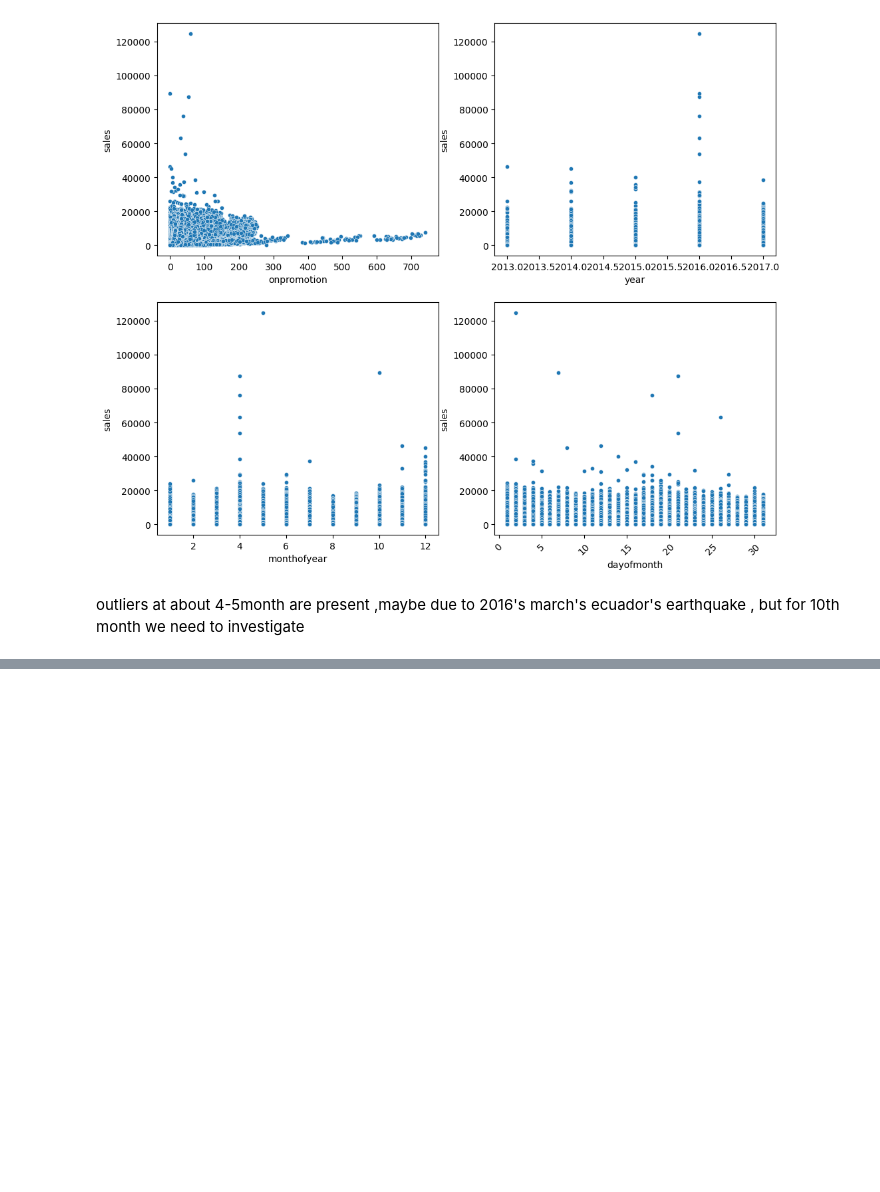
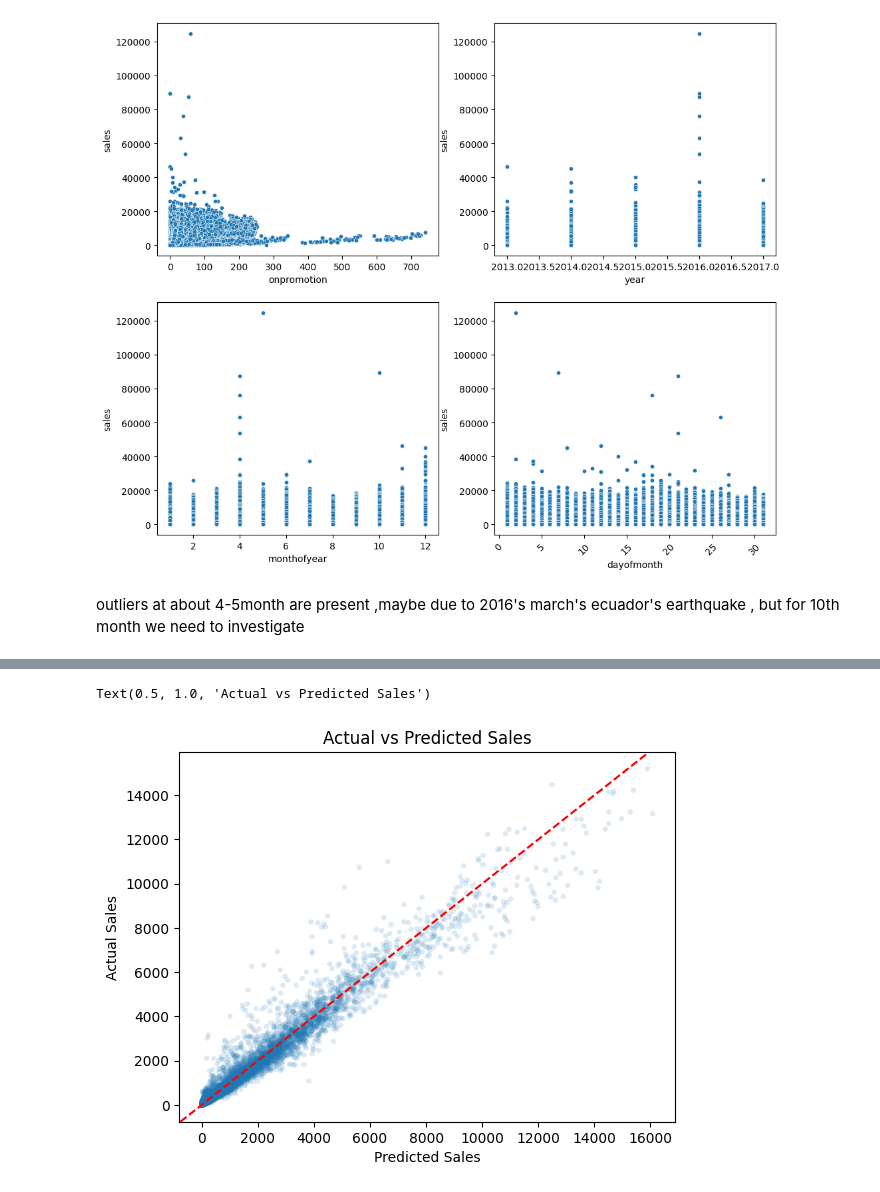
Before and after one commit to Umeshuchai/Stores_Sales-Times_Series_Forecasting, a Jupyter notebook: training_and_testing/Sales_Prediction.ipynb, the cells around one changed output, grey strips where cells are left out. Saved outputs shown, nothing was run; the diff lists cells and outputs as text; code cells hidden in the pictures; blank space fills up the shorter version.

```diff
--- a/training_and_testing/Sales_Prediction.ipynb
+++ b/training_and_testing/Sales_Prediction.ipynb
@@ -641,0 +791,9 @@ r2_score for training set: 0.8969239793797417
+# %%
+evaluation_plot=sns.scatterplot(x=y_predict_final,y=y_test,s=15,alpha=0.15,edgecolor='none')
+plt.axline((0,0),slope=1,linestyle='--',color='red')
+evaluation_plot.set_xlabel('Predicted Sales')
+evaluation_plot.set_ylabel('Actual Sales')
+evaluation_plot.set_title('Actual vs Predicted Sales')
+# %% [output]
+Text(0.5, 1.0, 'Actual vs Predicted Sales')
+[figure, added]
```
Also changed, not shown: parts of 35 cells of this notebook.
